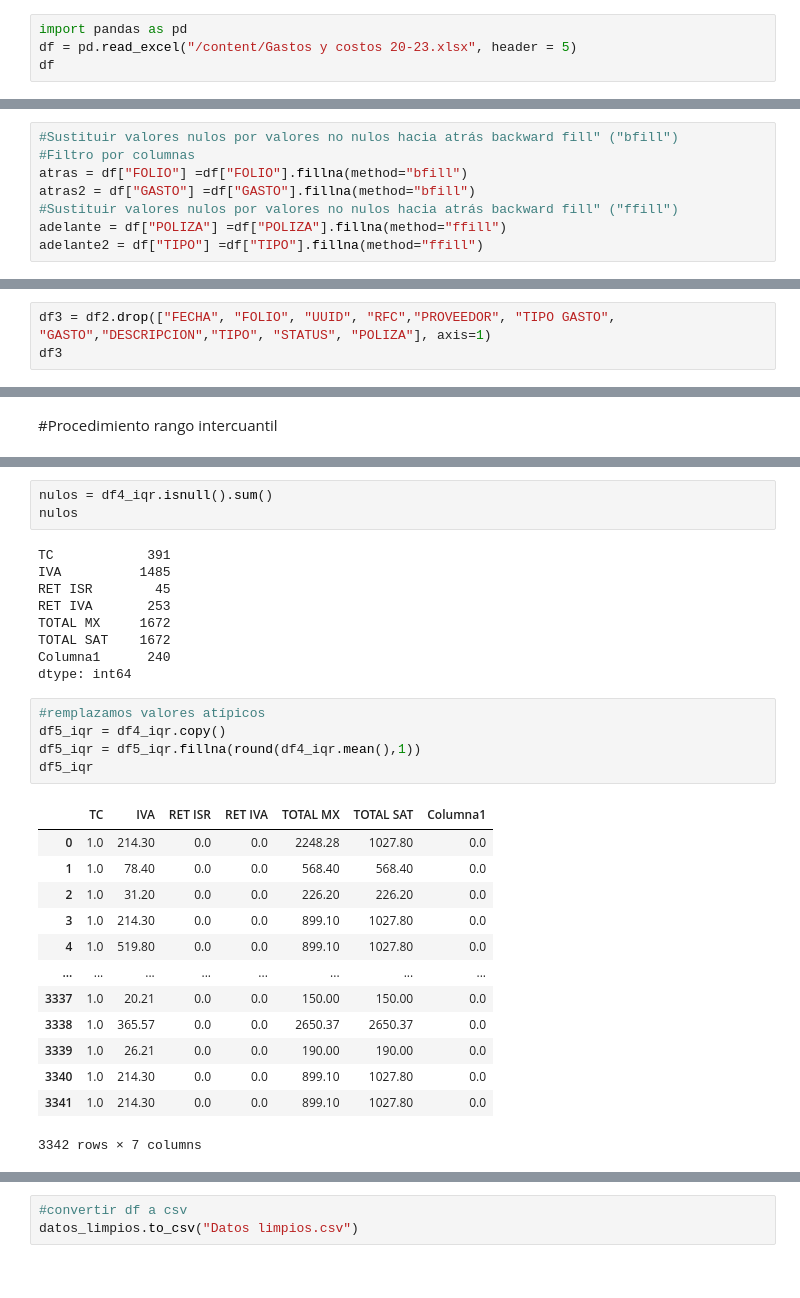
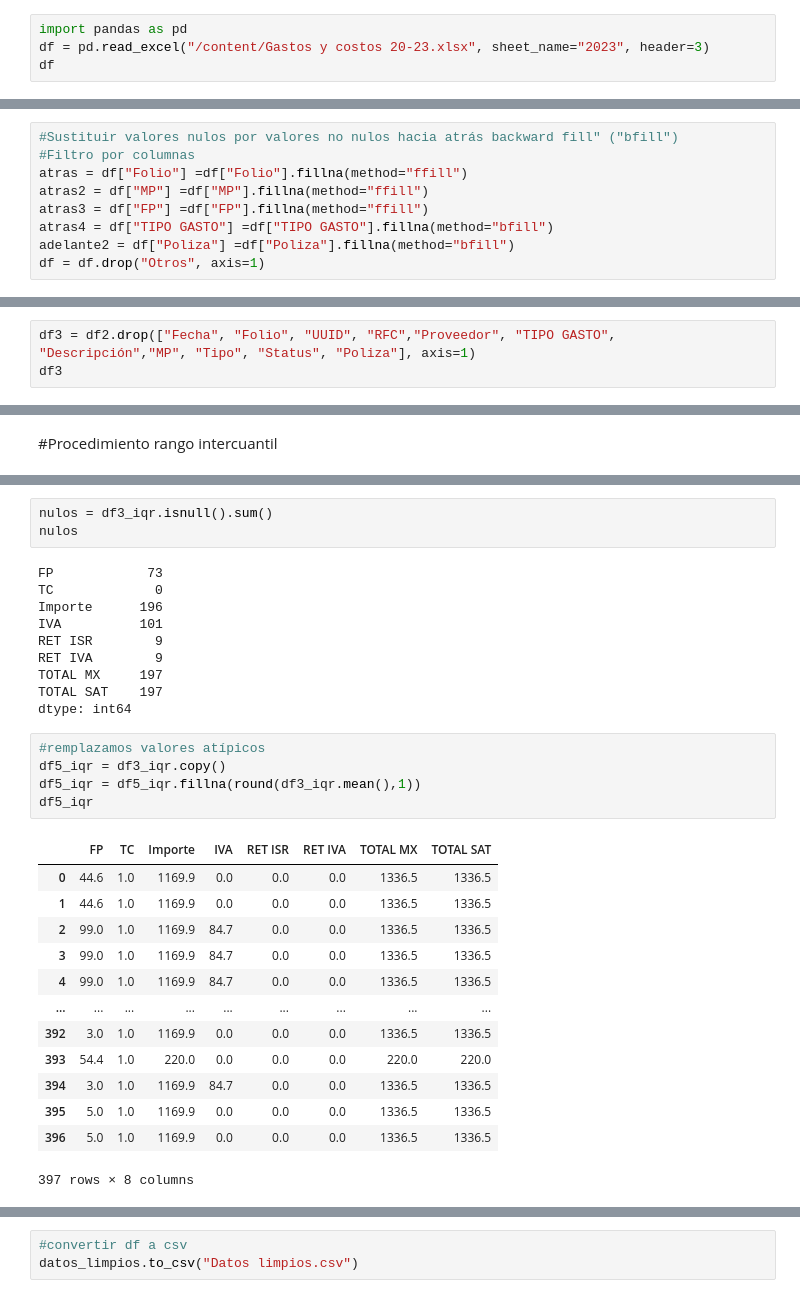
Before and after one commit to SofiaGom/ValoresAtipicos, a Jupyter notebook: Actividad3_SG.ipynb, the cells around one changed output, grey strips where cells are left out. Cells and saved outputs as stored; diff of their text form.

```diff
--- a/Actividad3_SG.ipynb
+++ b/Actividad3_SG.ipynb
@@ -5,6 +5,6 @@
 #Sofía Gómez Torres A01660774
 # %%
 import pandas as pd
-df = pd.read_excel("/content/Gastos y costos 20-23.xlsx", header = 5)
+df = pd.read_excel("/content/Gastos y costos 20-23.xlsx", sheet_name="2023", header=3)
 df
 # %% [output]
@@ -87,8 +67,9 @@ Name: FOLIO, Length: 132, dtype: int64
 # %%
 #Sustituir valores nulos por valores no nulos hacia atrás backward fill" ("bfill")
 #Filtro por columnas
-atras = df["FOLIO"] =df["FOLIO"].fillna(method="bfill")
-atras2 = df["GASTO"] =df["GASTO"].fillna(method="bfill")
-#Sustituir valores nulos por valores no nulos hacia atrás backward fill" ("ffill")
-adelante = df["POLIZA"] =df["POLIZA"].fillna(method="ffill")
-adelante2 = df["TIPO"] =df["TIPO"].fillna(method="ffill")
+atras = df["Folio"] =df["Folio"].fillna(method="ffill")
+atras2 = df["MP"] =df["MP"].fillna(method="ffill")
+atras3 = df["FP"] =df["FP"].fillna(method="ffill")
+atras4 = df["TIPO GASTO"] =df["TIPO GASTO"].fillna(method="bfill")
+adelante2 = df["Poliza"] =df["Poliza"].fillna(method="bfill")
+df = df.drop("Otros", axis=1)
@@ -177,4 +153,4 @@ df2
 # %%
-df3 = df2.drop(["FECHA", "FOLIO", "UUID", "RFC","PROVEEDOR", "TIPO GASTO", "GASTO","DESCRIPCION","TIPO", "STATUS", "POLIZA"], axis=1)
+df3 = df2.drop(["Fecha", "Folio", "UUID", "RFC","Proveedor", "TIPO GASTO", "Descripción","MP", "Tipo", "Status", "Poliza"], axis=1)
 df3
 # %% [output]
@@ -307,33 +273,34 @@ df4_iqr
 # %%
-nulos = df4_iqr.isnull().sum()
+nulos = df3_iqr.isnull().sum()
 nulos
 # %% [output]
-TC            391
-IVA          1485
-RET ISR        45
-RET IVA       253
-TOTAL MX     1672
-TOTAL SAT    1672
-Columna1      240
+FP            73
+TC             0
+Importe      196
+IVA          101
+RET ISR        9
+RET IVA        9
+TOTAL MX     197
+TOTAL SAT    197
 dtype: int64
 # %%
 #remplazamos valores atípicos
-df5_iqr = df4_iqr.copy()
-df5_iqr = df5_iqr.fillna(round(df4_iqr.mean(),1))
+df5_iqr = df3_iqr.copy()
+df5_iqr = df5_iqr.fillna(round(df3_iqr.mean(),1))
 df5_iqr
 # %% [output]
-|  | TC | IVA | RET ISR | RET IVA | TOTAL MX | TOTAL SAT | Columna1 |
-| 0 | 1.0 | 214.30 | 0.0 | 0.0 | 2248.28 | 1027.80 | 0.0 |
-| 1 | 1.0 | 78.40 | 0.0 | 0.0 | 568.40 | 568.40 | 0.0 |
-| 2 | 1.0 | 31.20 | 0.0 | 0.0 | 226.20 | 226.20 | 0.0 |
-| 3 | 1.0 | 214.30 | 0.0 | 0.0 | 899.10 | 1027.80 | 0.0 |
-| 4 | 1.0 | 519.80 | 0.0 | 0.0 | 899.10 | 1027.80 | 0.0 |
-| ... | ... | ... | ... | ... | ... | ... | ... |
-| 3337 | 1.0 | 20.21 | 0.0 | 0.0 | 150.00 | 150.00 | 0.0 |
-| 3338 | 1.0 | 365.57 | 0.0 | 0.0 | 2650.37 | 2650.37 | 0.0 |
-| 3339 | 1.0 | 26.21 | 0.0 | 0.0 | 190.00 | 190.00 | 0.0 |
-| 3340 | 1.0 | 214.30 | 0.0 | 0.0 | 899.10 | 1027.80 | 0.0 |
-| 3341 | 1.0 | 214.30 | 0.0 | 0.0 | 899.10 | 1027.80 | 0.0 |
+|  | FP | TC | Importe | IVA | RET ISR | RET IVA | TOTAL MX | TOTAL SAT |
+| 0 | 44.6 | 1.0 | 1169.9 | 0.0 | 0.0 | 0.0 | 1336.5 | 1336.5 |
+| 1 | 44.6 | 1.0 | 1169.9 | 0.0 | 0.0 | 0.0 | 1336.5 | 1336.5 |
+| 2 | 99.0 | 1.0 | 1169.9 | 84.7 | 0.0 | 0.0 | 1336.5 | 1336.5 |
+| 3 | 99.0 | 1.0 | 1169.9 | 84.7 | 0.0 | 0.0 | 1336.5 | 1336.5 |
+| 4 | 99.0 | 1.0 | 1169.9 | 84.7 | 0.0 | 0.0 | 1336.5 | 1336.5 |
+| ... | ... | ... | ... | ... | ... | ... | ... | ... |
+| 392 | 3.0 | 1.0 | 1169.9 | 0.0 | 0.0 | 0.0 | 1336.5 | 1336.5 |
+| 393 | 54.4 | 1.0 | 220.0 | 0.0 | 0.0 | 0.0 | 220.0 | 220.0 |
+| 394 | 3.0 | 1.0 | 1169.9 | 84.7 | 0.0 | 0.0 | 1336.5 | 1336.5 |
+| 395 | 5.0 | 1.0 | 1169.9 | 0.0 | 0.0 | 0.0 | 1336.5 | 1336.5 |
+| 396 | 5.0 | 1.0 | 1169.9 | 0.0 | 0.0 | 0.0 | 1336.5 | 1336.5 |
-3342 rows × 7 columns
+397 rows × 8 columns
 # %%
 #unimos columnas string eliminadas
```
Also changed, not shown: parts of 21 cells of this notebook.
